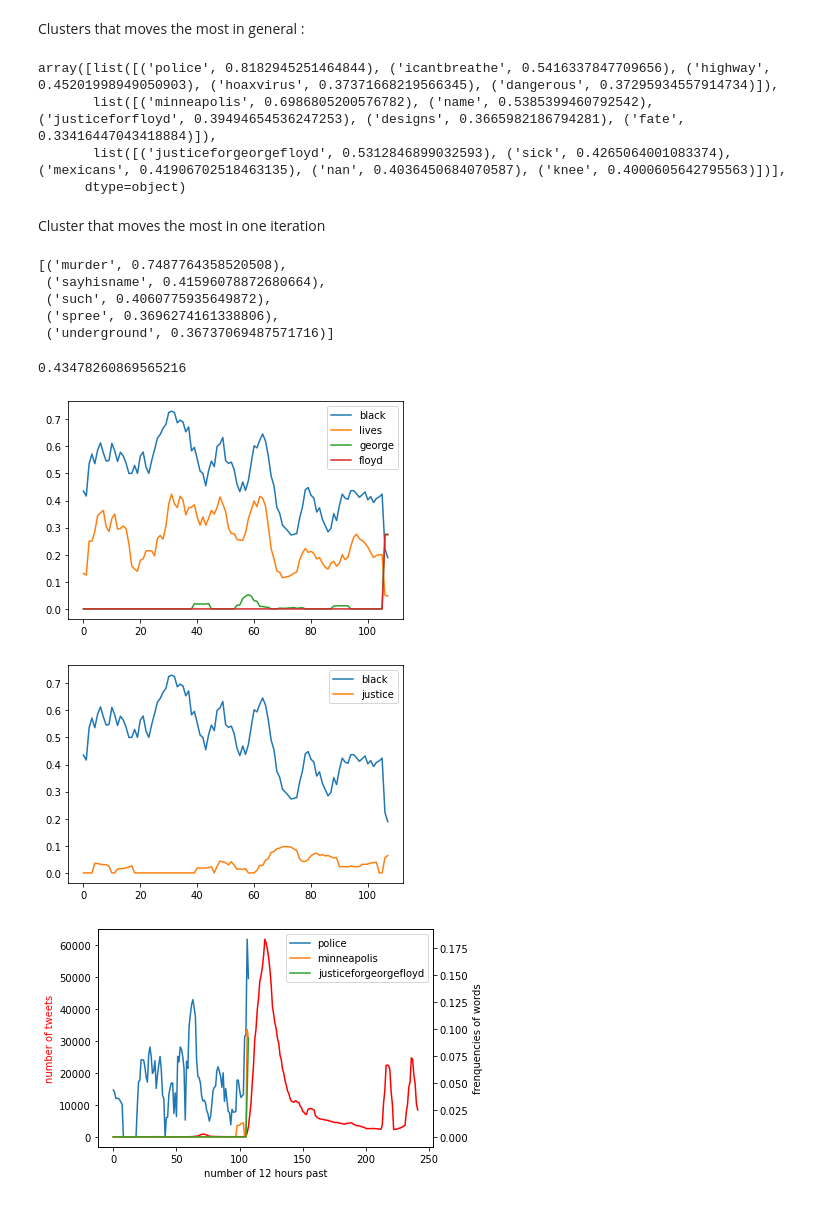
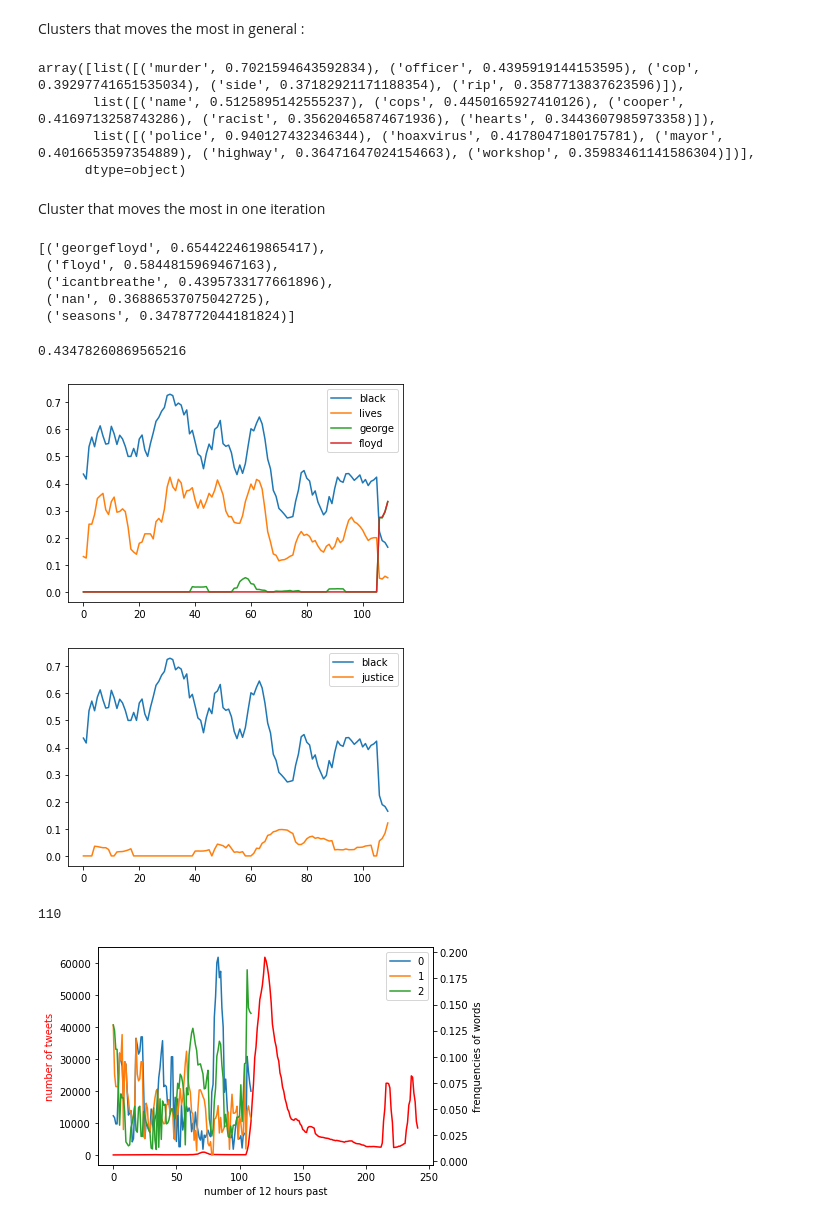
Before and after one commit to Isyohan/WeakSignalsBLM, a Jupyter notebook: BLM_Clustering.ipynb, the cells around one changed output. Cells and saved outputs as stored; diff of their text form; code cells hidden in the pictures.

Commit message:
update add freq

```diff
--- a/BLM_Clustering.ipynb
+++ b/BLM_Clustering.ipynb
@@ -340,7 +343,7 @@ slide=time_day//2
 list_of_centroids_cos,list_of_centroids_with_words_cos,list_freq=from_dataset_to_clusters(clean_data,
                                                                                 size_window=size,
                                                                                 slide_window=slide,
-                                                                                time=the_time+time_day
+                                                                                time=the_time+time_day,
                                                                                 vector_size=vector_size,
                                                                                 NUM_CLUSTERS=NUM_CLUSTERS,
                                                                                 n_top_word=n_top_word)
@@ -480,20 +483,20 @@ Clusters that moves the most in general :
 # %%
 arr_centroids_words[ind_max,top_n_ind(counting,3)]
 # %% [output]
-array([list([('police', 0.8182945251464844), ('icantbreathe', 0.5416337847709656), ('highway', 0.45201998949050903), ('hoaxvirus', 0.37371668219566345), ('dangerous', 0.37295934557914734)]),
-       list([('minneapolis', 0.6986805200576782), ('name', 0.5385399460792542), ('justiceforfloyd', 0.39494654536247253), ('designs', 0.3665982186794281), ('fate', 0.33416447043418884)]),
-       list([('justiceforgeorgefloyd', 0.5312846899032593), ('sick', 0.4265064001083374), ('mexicans', 0.41906702518463135), ('nan', 0.4036450684070587), ('knee', 0.4000605642795563)])],
+array([list([('murder', 0.7021594643592834), ('officer', 0.4395919144153595), ('cop', 0.39297741651535034), ('side', 0.37182921171188354), ('rip', 0.3587713837623596)]),
+       list([('name', 0.5125895142555237), ('cops', 0.4450165927410126), ('cooper', 0.4169713258743286), ('racist', 0.35620465874671936), ('hearts', 0.3443607985973358)]),
+       list([('police', 0.940127432346344), ('hoaxvirus', 0.4178047180175781), ('mayor', 0.4016653597354889), ('highway', 0.36471647024154663), ('workshop', 0.35983461141586304)])],
       dtype=object)
 # %% [markdown]
 Cluster that moves the most in one iteration
 # %%
 arr_centroids_words[ind_max,cluster_max_distance]
 # %% [output]
-[('murder', 0.7487764358520508),
- ('sayhisname', 0.41596078872680664),
- ('such', 0.4060775935649872),
- ('spree', 0.3696274161338806),
- ('underground', 0.36737069487571716)]
+[('georgefloyd', 0.6544224619865417),
+ ('floyd', 0.5844815969467163),
+ ('icantbreathe', 0.4395733177661896),
+ ('nan', 0.36886537075042725),
+ ('seasons', 0.3478772044181824)]
 # %%
 list_freq[0]['black']
 # %% [output]
@@ -523,7 +526,7 @@ plt.plot(range(len(list_freq)),floyd,label='floyd')
 plt.legend(loc="upper right")
 plt.show()
 # %% [output]
-[figure, old version]
+[figure, new version]
 # %%
 black=[]
 word='justice'
@@ -544,35 +547,59 @@ plt.plot(range(len(list_freq)),word_list,label=word)
 plt.legend(loc="upper right")
 plt.show()
 # %% [output]
-[figure, old version]
+[figure, new version]
 # %%
 
 arr_word=np.asarray(arr_centroids_words[-1,top_n_ind(counting,1)[0]])
 
 l_words=[]
 for list in arr_centroids_words[-1,top_n_ind(counting,3)]:
     l_words.append(list[0][0])
 
 
+words_list=[]
+n_clust=3
+for j in range(n_clust):
+    word_list=[]
+    for i in range(len(arr_centroids_words[:,0])):
+
+        word_list.append(arr_centroids_words[:,top_n_ind(counting,n_clust)][i][j][0][0])
+    words_list.append(word_list)
+
+
+freq_per_cluster_list=[]
+for j in range(n_clust):
+    temp=[]
+    for i in range(len(list_freq)):
+        temp.append(list_freq[i][words_list[j][i]])
+    freq_per_cluster_list.append(temp)
+
+print(len(freq_per_cluster_list[0]))
+
+
+
 fig, axe1_X = plt.subplots()
 axe2_X = axe1_X.twinx()
 color1='red'
 color2='blue'
 axe1_X.plot(range(len(L)), n_tweets, color1)
 axe1_X.set_xlabel('number of 12 hours past')
 axe1_X.set_ylabel('number of tweets', color=color1)
-
-for word in l_words :#arr_word[0:1,0]:
-    word_list=[]
-    for i in range(len(list_freq)):
-        try:
-            word_list.append(list_freq[i][word])
-        except KeyError:
-            word_list.append(0)
-    axe2_X.plot(range(len(list_freq)),word_list,label=word)
+if False:
+    for word in l_words :
+        word_list=[]
+        for i in range(len(list_freq)):
+            try:
+                word_list.append(list_freq[i][word])
+            except KeyError:
+                word_list.append(0)
+        axe2_X.plot(range(len(list_freq)),word_list,label=word)
+for j in range(n_clust):
+    axe2_X.plot(range(len(list_freq)),freq_per_cluster_list[j],label=str(j))
 
 axe2_X.set_ylabel('frenquencies of words')
 plt.legend(loc="upper right")
 plt.show()
 # %% [output]
+110
-[figure, old version]
+[figure, new version]
```
Also changed, not shown: parts of 10 cells of this notebook, 1 other file.
